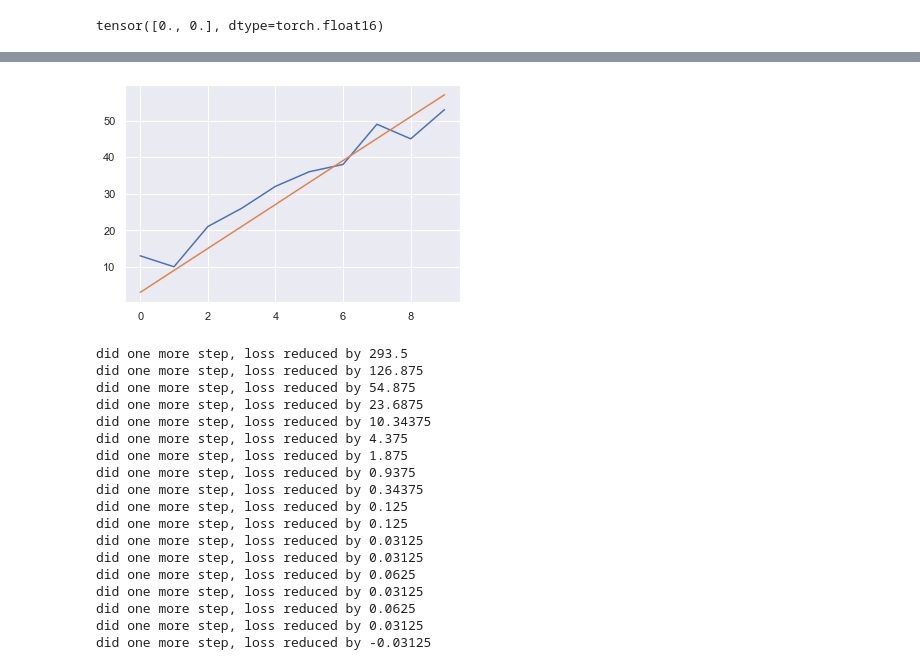
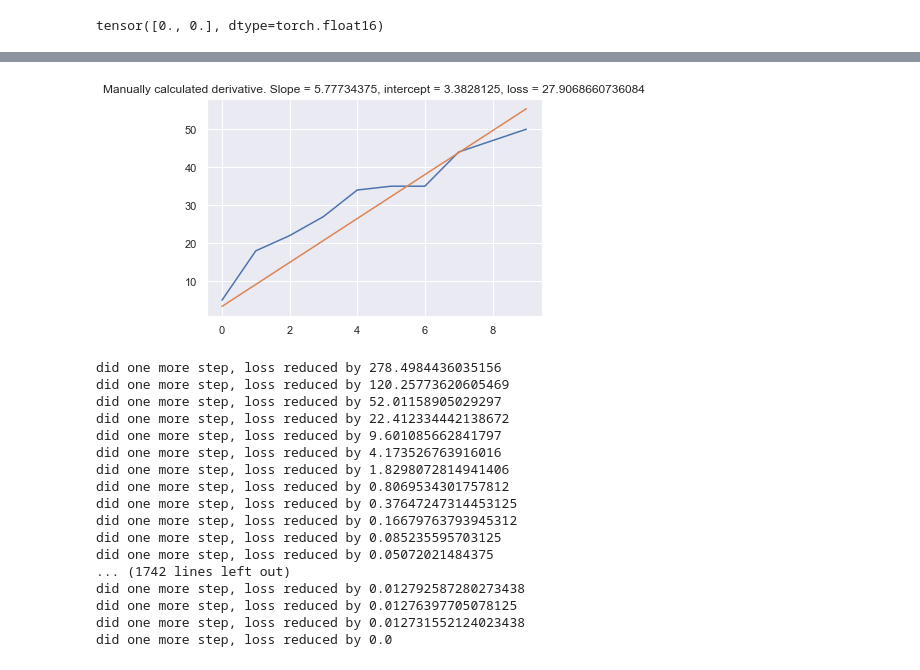
Before and after one commit to israfilovamaria/Pytorch, a Jupyter notebook: Manual Backpropagation.ipynb, the cells around one changed output, grey strips where cells are left out. Saved outputs shown, nothing was run; the diff lists cells and outputs as text; code cells hidden in the pictures.

```diff
--- a/Manual Backpropagation.ipynb
+++ b/Manual Backpropagation.ipynb
@@ -5,7 +8,7 @@ import numpy as np
 # %%
 # creating some data to train Linear Regression
-x = torch.tensor(np.arange(10), dtype = torch.float16)
-y = x*5 + 10 + torch.randint(low = -5, high = 5, size = (10,), dtype = torch.float16)
+x = torch.tensor(np.arange(10), dtype = torch.float32)
+y = x*5 + 10 + torch.randint(low = -5, high = 5, size = (10,), dtype = torch.float32)
 print(x)
 print(y)
 # %% [output]
@@ -93,4 +95,5 @@ step №999: loss = 26.53125, weights = tensor([6.0117, 2.9863], dtype=torch.flo
 # %%
 sns.lineplot(x = x, y = y)
 sns.lineplot(x = x, y = y_pred)
+plt.title(f'Manually calculated derivative. Slope = {w[0]}, intercept = {w[1]}, loss = {error}')
 # %% [output]
@@ -98,4 +101,4 @@ sns.lineplot(x = x, y = y_pred)
-[figure, old version]
+[figure, new version]
 # %%
 #training
 #now stopping criteria is difference between errors
@@ -122,24 +125,23 @@ while previous_error - error > 0.0000000005:
     error = mseerror(y, y_pred)
     print(f'did one more step, loss reduced by {previous_error - error}')
 # %% [output]
-did one more step, loss reduced by 293.5
-did one more step, loss reduced by 126.875
-did one more step, loss reduced by 54.875
-did one more step, loss reduced by 23.6875
-did one more step, loss reduced by 10.34375
-did one more step, loss reduced by 4.375
-did one more step, loss reduced by 1.875
-did one more step, loss reduced by 0.9375
-did one more step, loss reduced by 0.34375
-did one more step, loss reduced by 0.125
-did one more step, loss reduced by 0.125
-did one more step, loss reduced by 0.03125
-did one more step, loss reduced by 0.03125
-did one more step, loss reduced by 0.0625
-did one more step, loss reduced by 0.03125
-did one more step, loss reduced by 0.0625
-did one more step, loss reduced by 0.03125
-did one more step, loss reduced by -0.03125
+did one more step, loss reduced by 278.4984436035156
+did one more step, loss reduced by 120.25773620605469
+did one more step, loss reduced by 52.01158905029297
+did one more step, loss reduced by 22.412334442138672
+did one more step, loss reduced by 9.601085662841797
+did one more step, loss reduced by 4.173526763916016
+did one more step, loss reduced by 1.8298072814941406
+did one more step, loss reduced by 0.8069534301757812
+did one more step, loss reduced by 0.37647247314453125
+did one more step, loss reduced by 0.16679763793945312
+did one more step, loss reduced by 0.085235595703125
+did one more step, loss reduced by 0.05072021484375
+... (1742 lines left out)
+did one more step, loss reduced by 0.012792587280273438
+did one more step, loss reduced by 0.01276397705078125
+did one more step, loss reduced by 0.012731552124023438
+did one more step, loss reduced by 0.0
 # %%
 sns.lineplot(x = x, y = y)
 sns.lineplot(x = x, y = y_pred)
```
Also changed, not shown: parts of 17 cells of this notebook.
